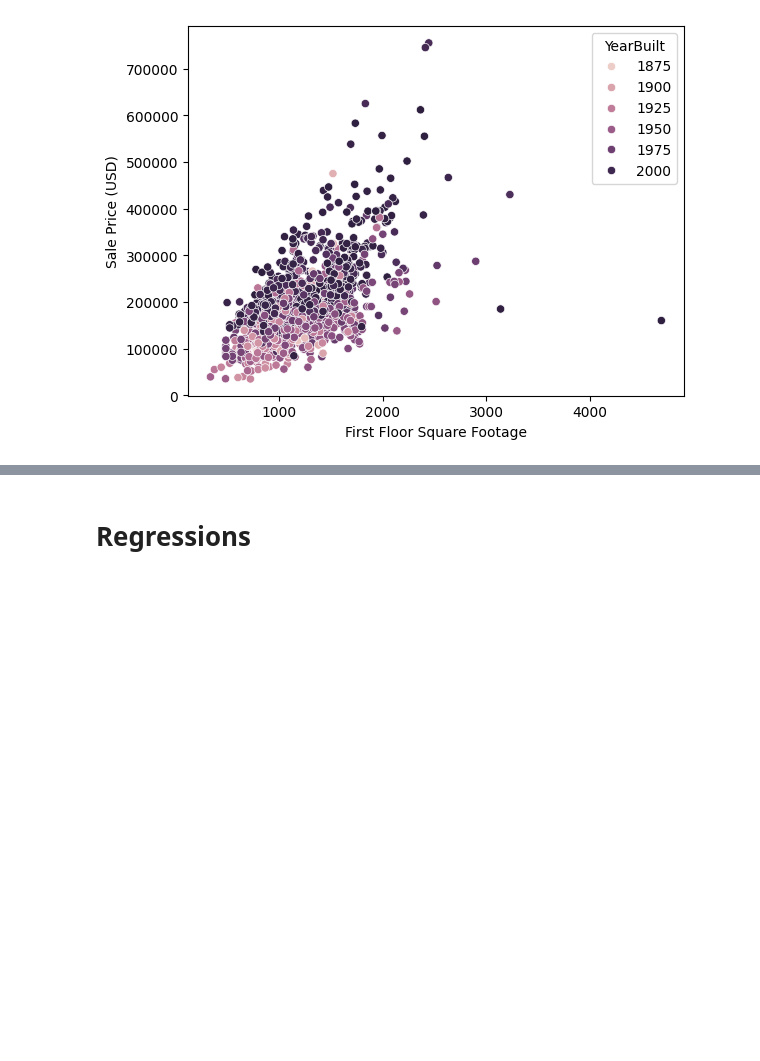
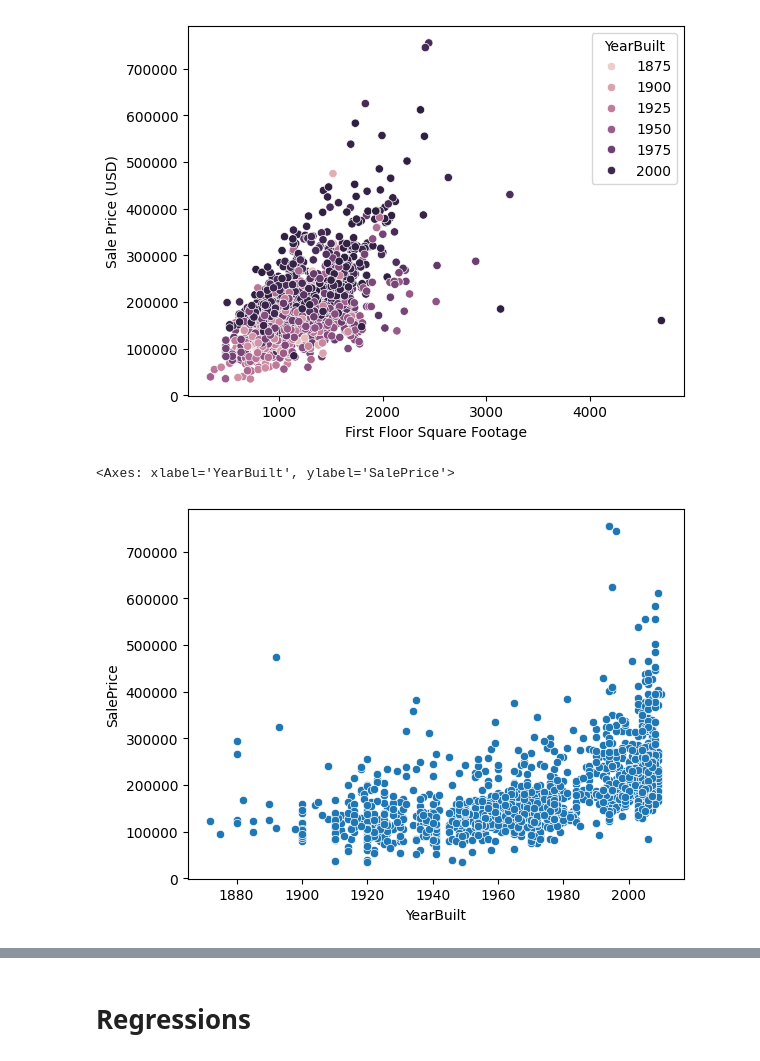
Before and after one commit to dustyshaw/Data_Sci_Final, a Jupyter notebook: Math_3080_Final.ipynb, the cells around one changed output, grey strips where cells are left out. Drawn from its saved outputs; the diff is of its cells as text; code cells hidden in the pictures; blank space fills up the shorter version.

```diff
--- a/Math_3080_Final.ipynb
+++ b/Math_3080_Final.ipynb
@@ -318,5 +311,8 @@ ax.set(xlabel='First Floor Square Footage',
 [Text(0.5, 0, 'First Floor Square Footage'), Text(0, 0.5, 'Sale Price (USD)')]
 [figure]
 # %%
-# sns.scatterplot(x="YearBuilt", y="SalePrice", data=train)
+sns.scatterplot(x="YearBuilt", y="SalePrice", data=train)
+# %% [output]
+<Axes: xlabel='YearBuilt', ylabel='SalePrice'>
+[figure, added]
 # %%
```
Also changed, not shown: parts of 12 cells of this notebook.
